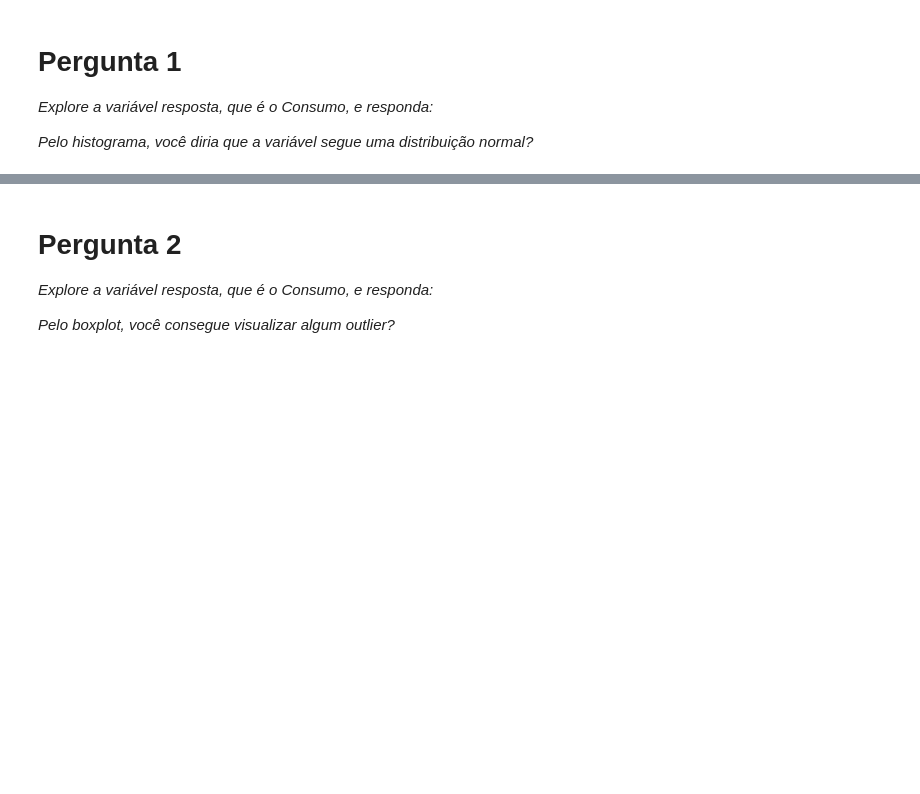
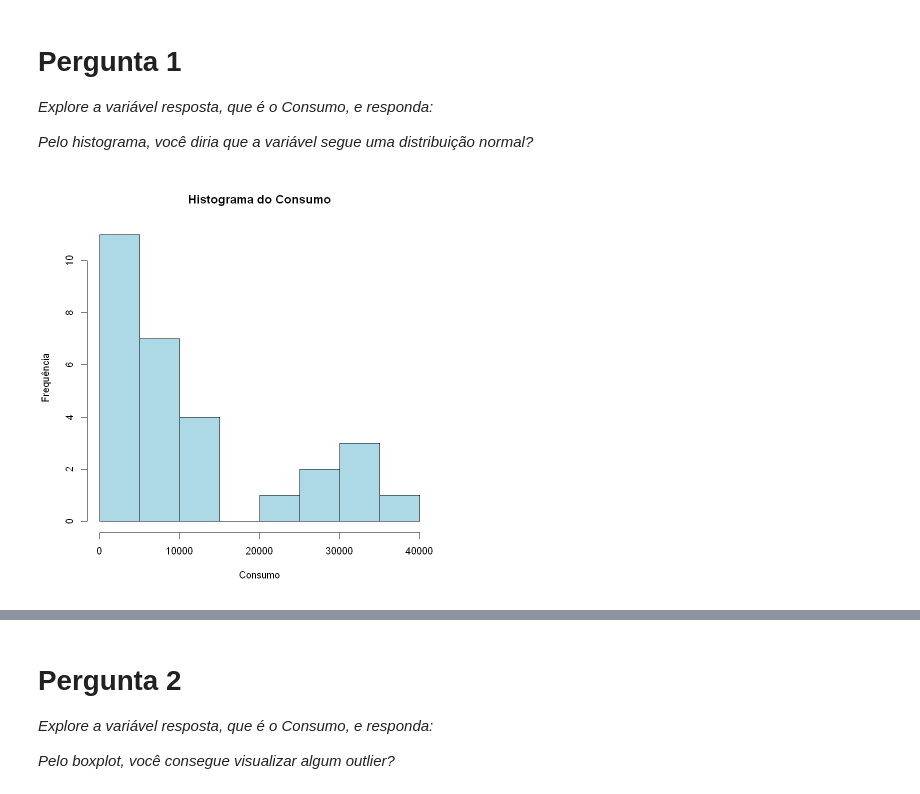
Before and after one commit to alexcamargos/DataScienceBootcampIGTI, a Jupyter notebook: Modulo_1/Desafio/desafio_r.ipynb, the cells around one changed output, grey strips where cells are left out. Cells and saved outputs as stored; diff of their text form; code cells hidden in the pictures; blank space fills up the shorter version.

```diff
--- a/Modulo_1/Desafio/desafio_r.ipynb
+++ b/Modulo_1/Desafio/desafio_r.ipynb
@@ -50,6 +52,4 @@ print(version$version.string)
 [1] "R version 4.2.0 (2022-04-22 ucrt)"
 # %%
 # Carregando a base de dados de dados.
-dados <- read.csv('dados.csv')
-
-View(dados)
+dados <- read.csv('dados.csv', row.names='id')
@@ -91,0 +66,5 @@ heatmap.set_xticklabels(heatmap.get_xticklabels(), rotation=45, ha='right')
+# %%
+# Convertendo variaveis categóricas para factor.
+dados$Estado_Civil <- as.factor(dados$Estado_Civil)
+dados$Genero <- as.factor(dados$Genero)
+dados$Possui_Imovel_Proprio <- as.factor(dados$Possui_Imovel_Proprio)
@@ -99,0 +99,10 @@ pass
+# %%
+hist(dados$Consumo,
+     breaks = 6,
+     freq = TRUE,
+     main = 'Histograma do Consumo',
+     col = 'lightblue',
+     xlab = 'Consumo',
+     ylab = 'Frequência')
+# %% [output]
+[figure, added]
```
Also changed, not shown: parts of 47 cells of this notebook, 2 other files.
